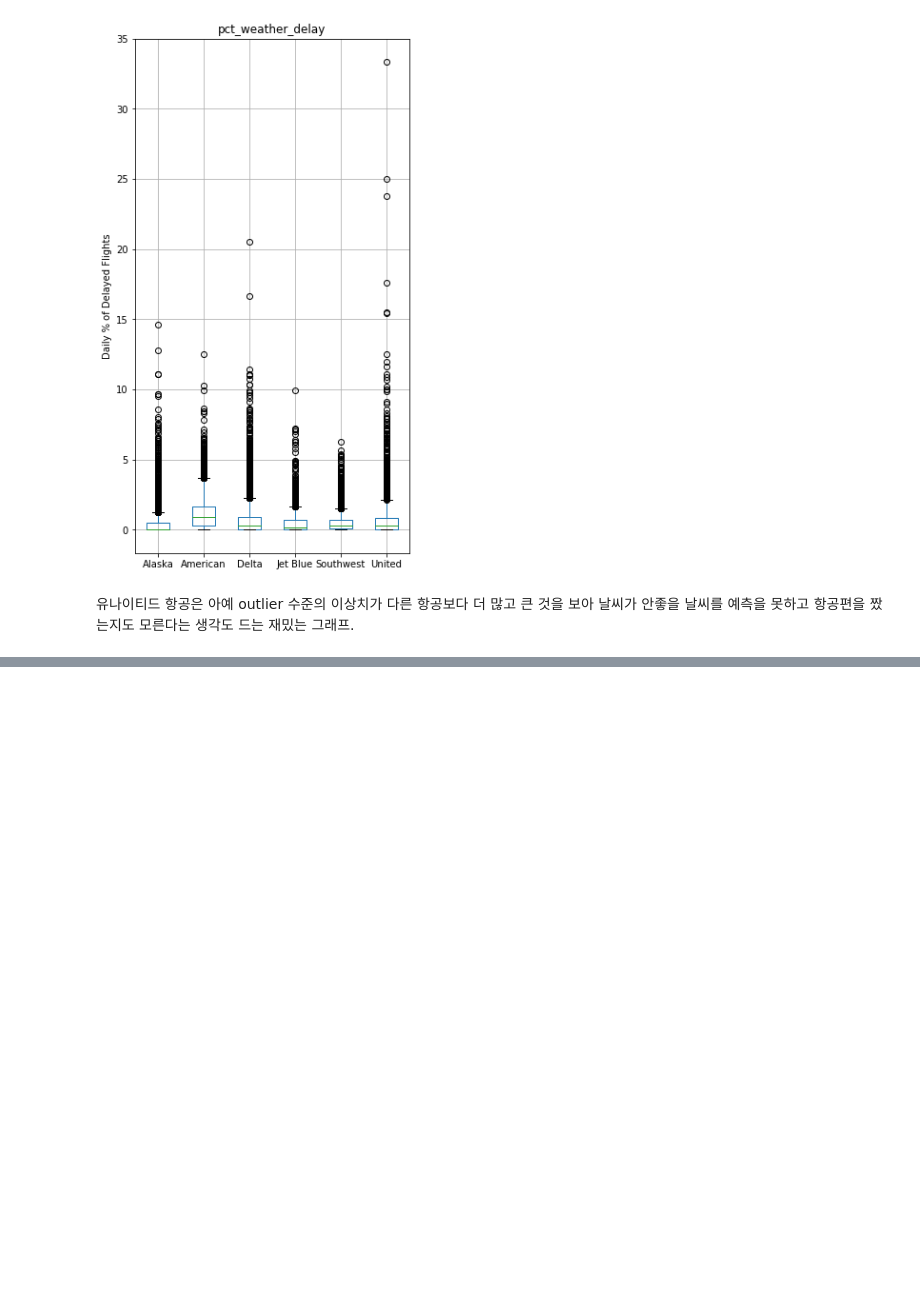
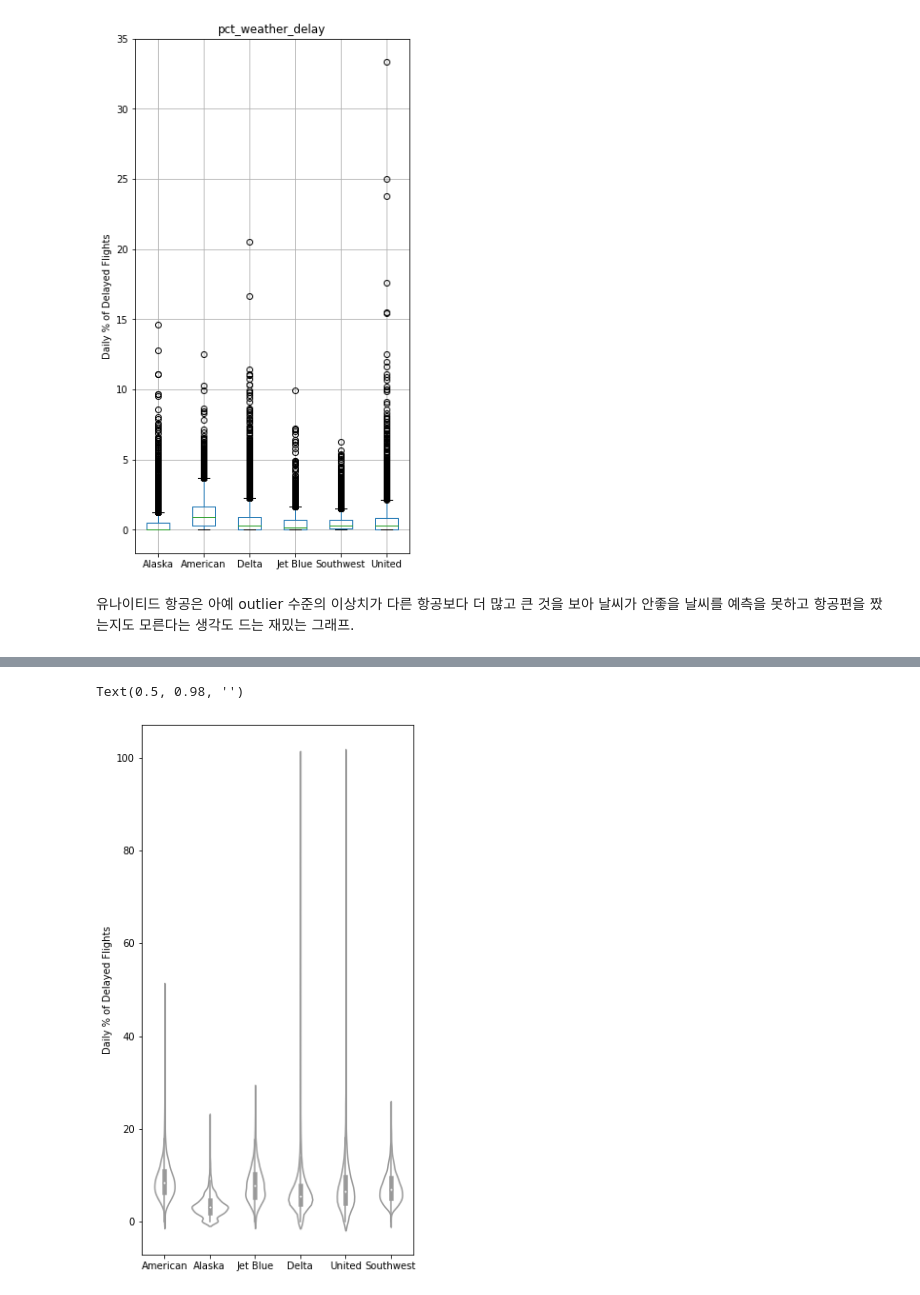
Before and after one commit to Angela-Park-JE/Practical_Statistics, a Jupyter notebook: Ch01_EDA/Ch1_EDA_분포탐색4_multivariate.ipynb, the cells around one changed output, grey strips where cells are left out. Drawn from its saved outputs; the diff is of its cells as text; code cells hidden in the pictures; blank space fills up the shorter version.

```diff
--- a/Ch01_EDA/Ch1_EDA_분포탐색4_multivariate.ipynb
+++ b/Ch01_EDA/Ch1_EDA_분포탐색4_multivariate.ipynb
@@ -604,0 +640,14 @@ Text(0.5, 0.98, '')
+# %%
+fig, ax = plt.subplots(figsize = (5, 10))
+
+
+air_violinplot = sns.violinplot(x = airline_stats.airline, y = airline_stats.pct_carrier_delay, ax = ax,
+                               inner = 'box', color = 'white')
+
+air_violinplot.set_xlabel('')
+air_violinplot.set_ylabel('Daily % of Delayed Flights')
+
+plt.suptitle('')
+# %% [output]
+Text(0.5, 0.98, '')
+[figure, added]
```
Also changed, not shown: parts of 11 cells of this notebook.
